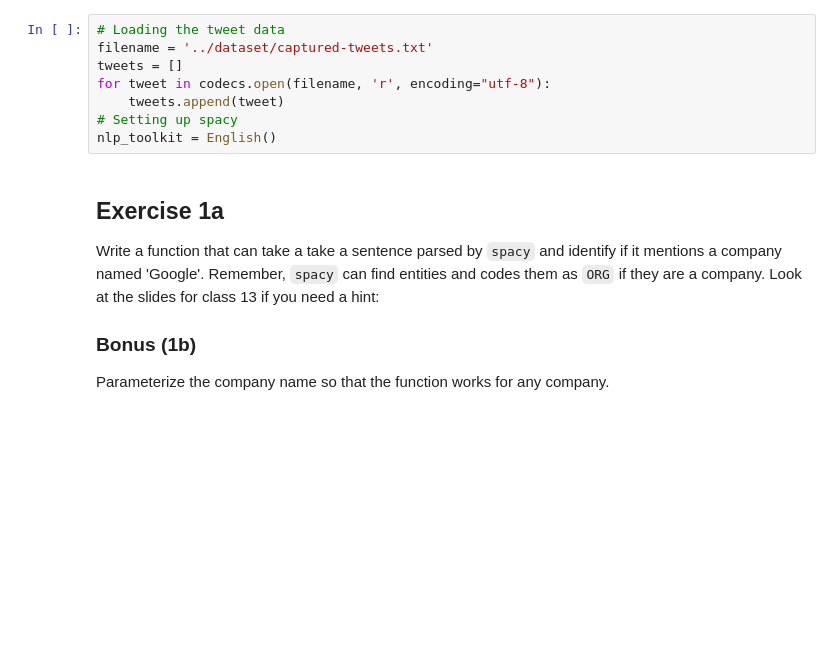
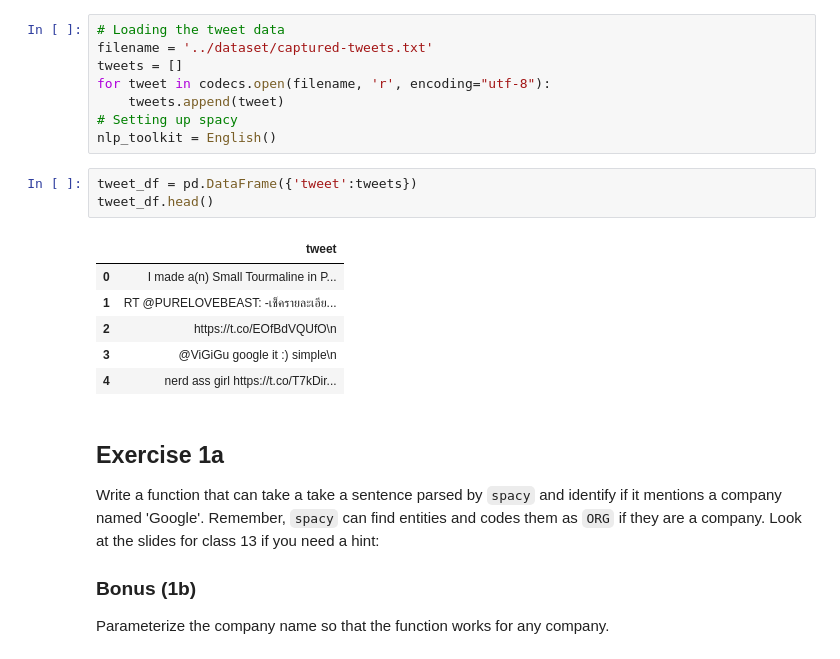
Before and after one commit to mahan49/GA-Data-Science, a Jupyter notebook: lessons/lesson-14/code/starter-code/L14-Starter-Code.ipynb, the cells around one changed output. Saved outputs shown, nothing was run; the diff lists cells and outputs as text; blank space fills up the shorter version.

```diff
--- a/lessons/lesson-14/code/starter-code/L14-Starter-Code.ipynb
+++ b/lessons/lesson-14/code/starter-code/L14-Starter-Code.ipynb
@@ -97,6 +113,16 @@ for tweet in codecs.open(filename, 'r', encoding="utf-8"):
     tweets.append(tweet)
 # Setting up spacy
 nlp_toolkit = English()
+# %%
+tweet_df = pd.DataFrame({'tweet':tweets})
+tweet_df.head()
+# %% [output]
+|  | tweet |
+| 0 | I made a(n) Small Tourmaline in P... |
+| 1 | RT @PURELOVEBEAST: -เช็ครายละเอีย... |
+| 2 | https://t.co/EOfBdVQUfO\n |
+| 3 | @ViGiGu google it :) simple\n |
+| 4 | nerd ass girl https://t.co/T7kDir... |
 # %% [markdown]
 ## Exercise 1a
 
```
Also changed, not shown: parts of 11 cells of this notebook, 1 other file.
